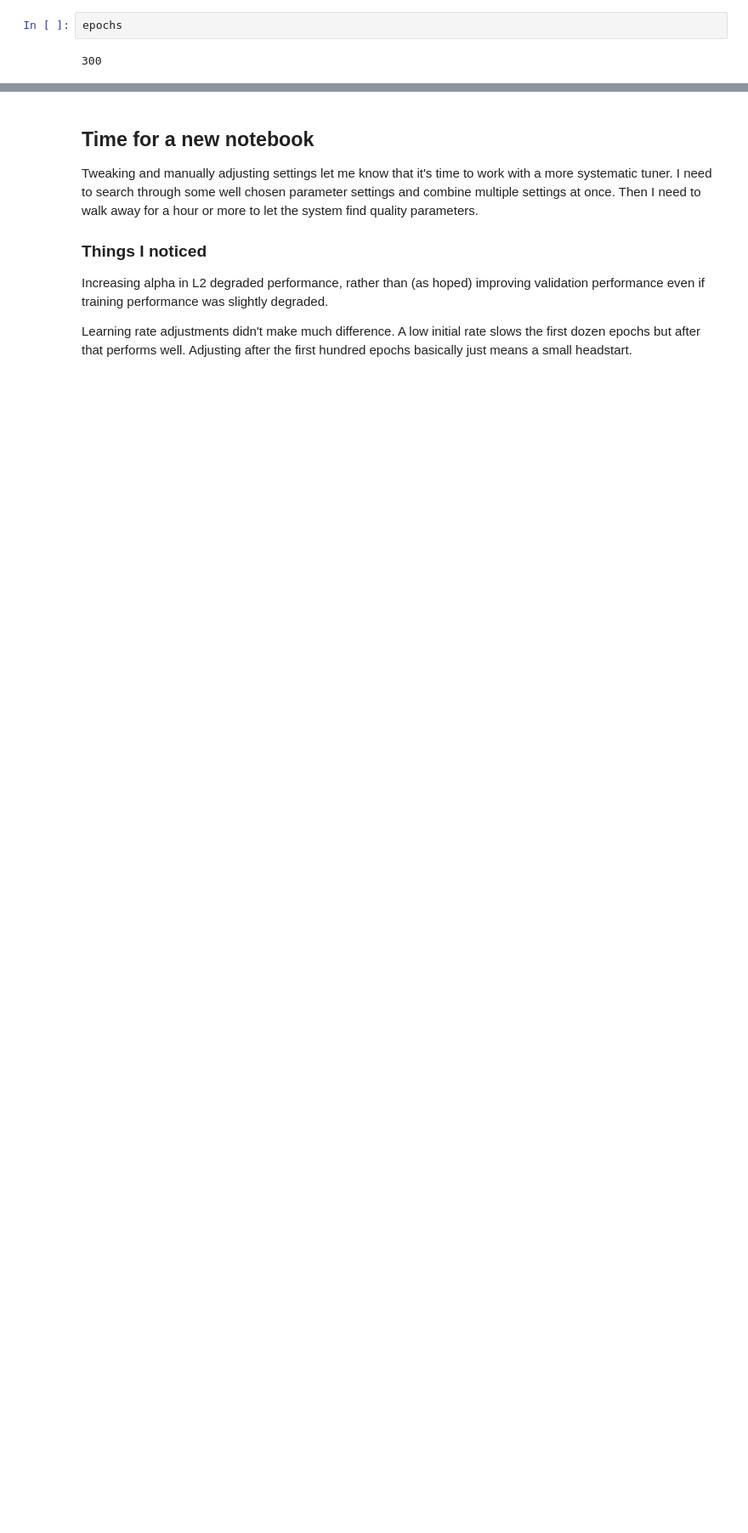
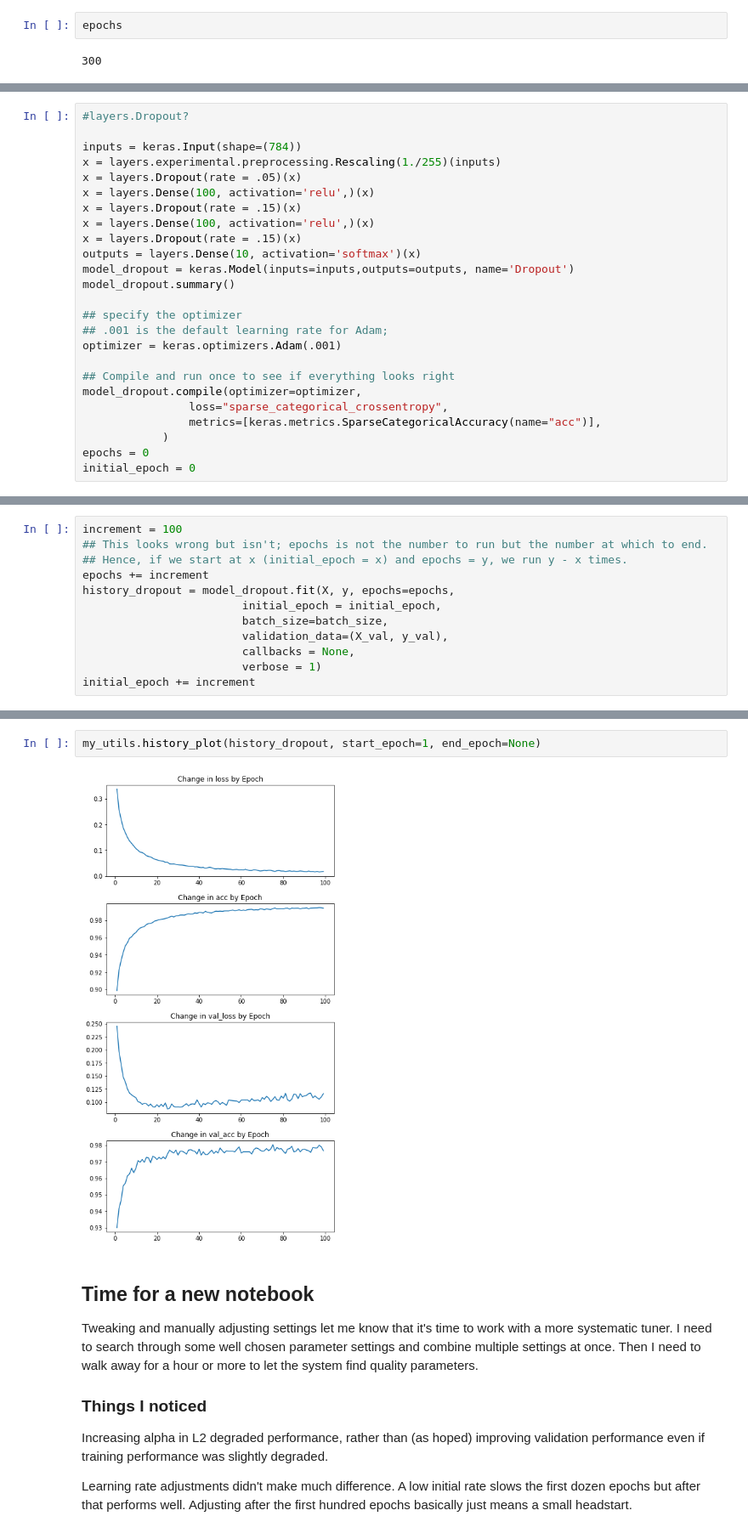
Before and after one commit to philosofool/learning, a Jupyter notebook: tf_keras/first_model.ipynb, the cells around one changed output, grey strips where cells are left out. Shown at 85% size. Drawn from its saved outputs; the diff is of its cells as text; blank space fills up the shorter version.

```diff
--- a/tf_keras/first_model.ipynb
+++ b/tf_keras/first_model.ipynb
@@ -419,0 +392,25 @@ epochs
+# %%
+#layers.Dropout?
+
+inputs = keras.Input(shape=(784))
+x = layers.experimental.preprocessing.Rescaling(1./255)(inputs)
+x = layers.Dropout(rate = .05)(x)
+x = layers.Dense(100, activation='relu',)(x)
+x = layers.Dropout(rate = .15)(x)
+x = layers.Dense(100, activation='relu',)(x)
+x = layers.Dropout(rate = .15)(x)
+outputs = layers.Dense(10, activation='softmax')(x)
+model_dropout = keras.Model(inputs=inputs,outputs=outputs, name='Dropout')
+model_dropout.summary()
+
+## specify the optimizer
+## .001 is the default learning rate for Adam;
+optimizer = keras.optimizers.Adam(.001)
+
+## Compile and run once to see if everything looks right
+model_dropout.compile(optimizer=optimizer,
+                loss="sparse_categorical_crossentropy",
+                metrics=[keras.metrics.SparseCategoricalAccuracy(name="acc")],
+            )
+epochs = 0
+initial_epoch = 0
@@ -419,0 +435,12 @@ epochs
+# %%
+increment = 100
+## This looks wrong but isn't; epochs is not the number to run but the number at which to end.
+## Hence, if we start at x (initial_epoch = x) and epochs = y, we run y - x times.
+epochs += increment
+history_dropout = model_dropout.fit(X, y, epochs=epochs,
+                        initial_epoch = initial_epoch,
+                        batch_size=batch_size,
+                        validation_data=(X_val, y_val),
+                        callbacks = None,
+                        verbose = 1)
+initial_epoch += increment
@@ -420,3 +465,7 @@ epochs
+# %%
+my_utils.history_plot(history_dropout, start_epoch=1, end_epoch=None)
+# %% [output]
+[figure, added]
 # %% [markdown]
 ## Time for a new notebook
 
```
Also changed, not shown: parts of 17 cells of this notebook, 1 other file.
